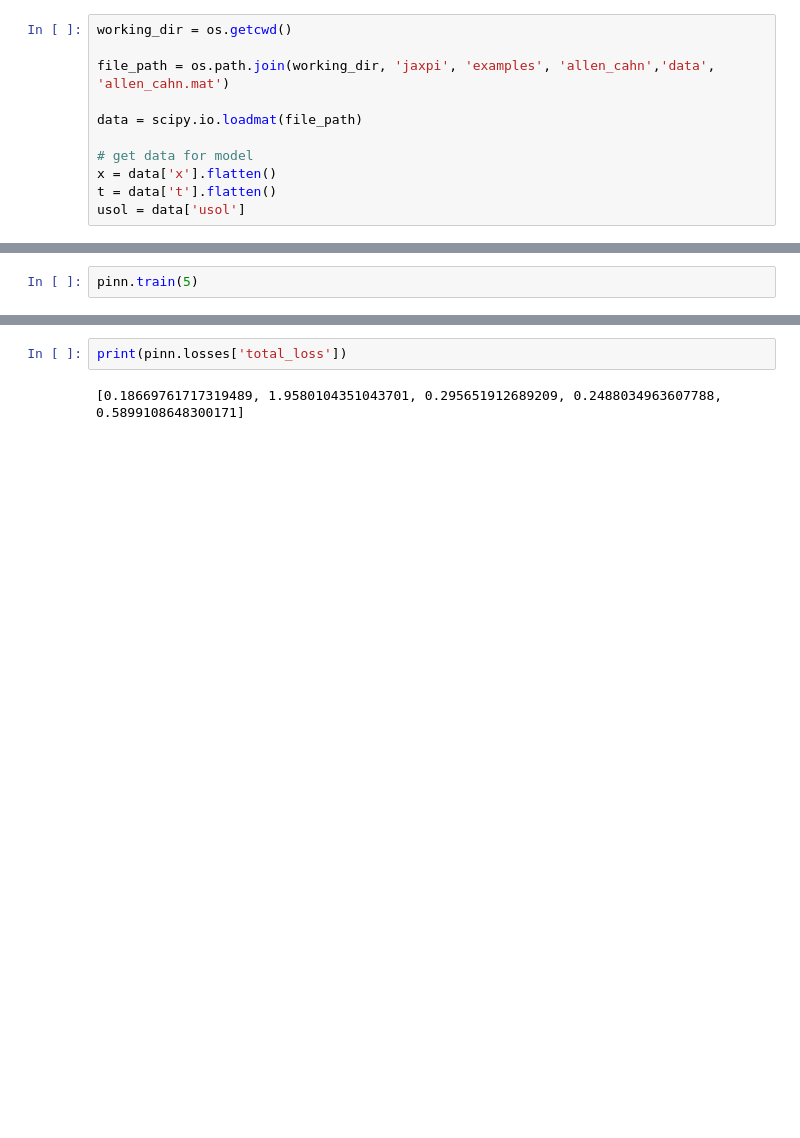
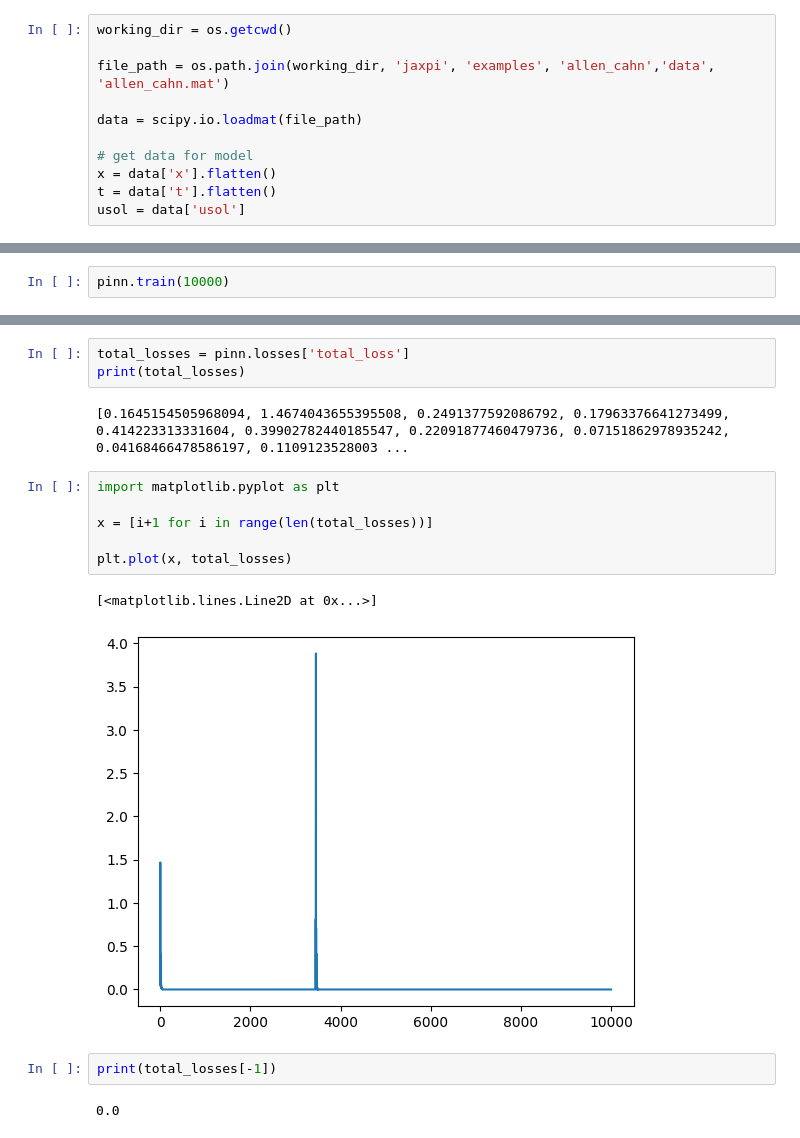
Before and after one commit to lkyamamo/408B-Project, a Jupyter notebook: model_test.ipynb, the cells around one changed output, grey strips where cells are left out. Drawn from its saved outputs; the diff is of its cells as text; blank space fills up the shorter version.

Commit message:
finalized model according to training algorithm described in paper. Shown to converge to eroneous solution. Full analysis needs to be done

```diff
--- a/model_test.ipynb
+++ b/model_test.ipynb
@@ -37,5 +60,5 @@ positive_bound: (201, 2)
 # %%
-pinn.train(5)
+pinn.train(10000)
 # %% [output]
 Epoch 1
 Calculating Loss Value
@@ -55,4 +90,18 @@ Updating Weights
 # %%
-print(pinn.losses['total_loss'])
+total_losses = pinn.losses['total_loss']
+print(total_losses)
 # %% [output]
-[0.18669761717319489, 1.9580104351043701, 0.295651912689209, 0.2488034963607788, 0.5899108648300171]
+[0.1645154505968094, 1.4674043655395508, 0.2491377592086792, 0.17963376641273499, 0.414223313331604, 0.39902782440185547, 0.22091877460479736, 0.07151862978935242, 0.04168466478586197, 0.1109123528003 ...
+# %%
+import matplotlib.pyplot as plt
+
+x = [i+1 for i in range(len(total_losses))]
+
+plt.plot(x, total_losses)
+# %% [output]
+[<matplotlib.lines.Line2D at 0x...>]
+[figure, added]
+# %%
+print(total_losses[-1])
+# %% [output]
+0.0
```
Also changed, not shown: parts of 6 cells of this notebook, 6 other files.
